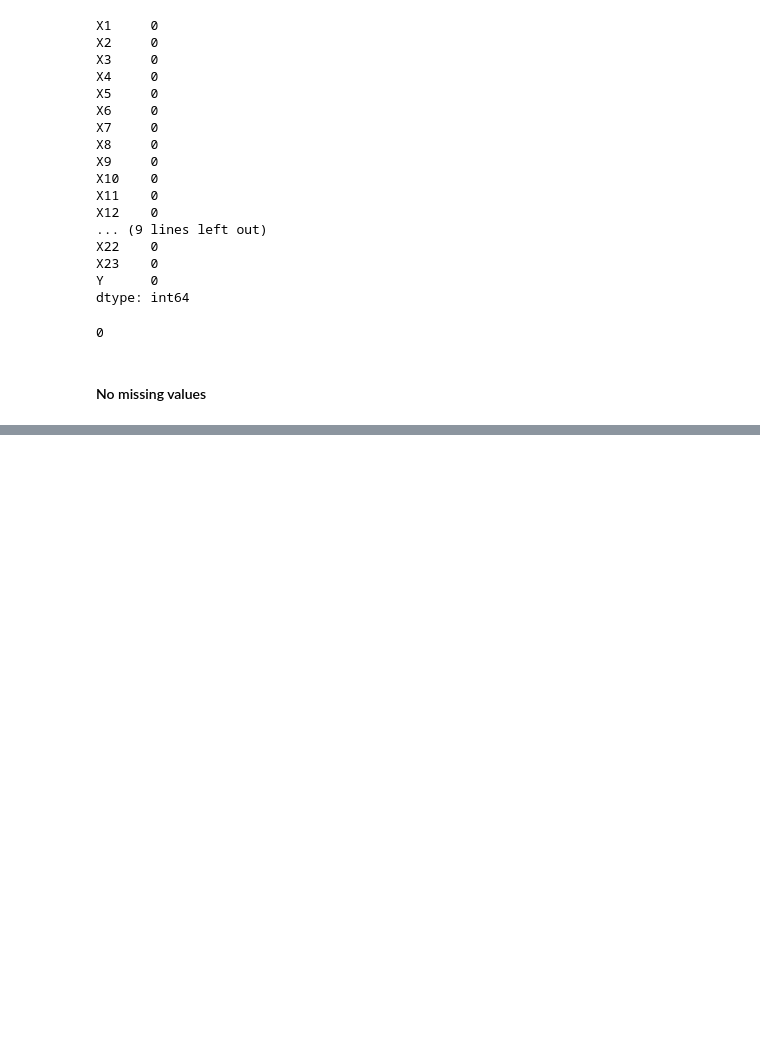
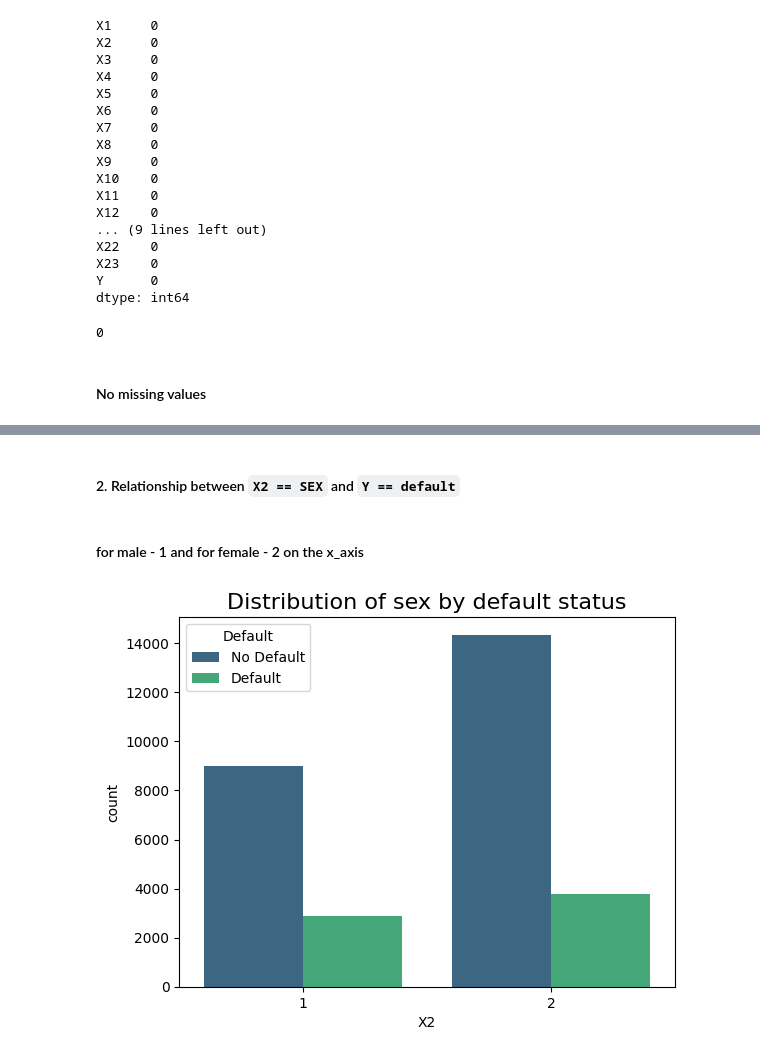
Before and after one commit to topollonaketsana/Data_Analysis, a Jupyter notebook: Taiwanese_Credit_Defaults/notebook/Taiwanese.ipynb, the cells around one changed output, grey strips where cells are left out. Drawn from its saved outputs; the diff is of its cells as text; code cells hidden in the pictures; blank space fills up the shorter version.

```diff
--- a/Taiwanese_Credit_Defaults/notebook/Taiwanese.ipynb
+++ b/Taiwanese_Credit_Defaults/notebook/Taiwanese.ipynb
@@ -175,0 +191,15 @@ df.isna().sum().sum()
+# %% [markdown]
+#### 2. Relationship between `X2 == SEX` and `Y == default`
+# %% [markdown]
+#### for male - 1 and for female - 2 on the x_axis
+# %%
+# bar chat
+sns.countplot(data = df, x= df['X2'], hue= df['Y'], palette= 'viridis')
+plt.title('Distribution of sex by default status', fontsize= 16)
+
+
+plt.legend(title= 'Default', labels= ['No Default', 'Default'], fontsize= 10)
+
+plt.show()
+# %% [output]
+[figure, added]
```
Also changed, not shown: parts of 4 cells of this notebook, 1 other file.
